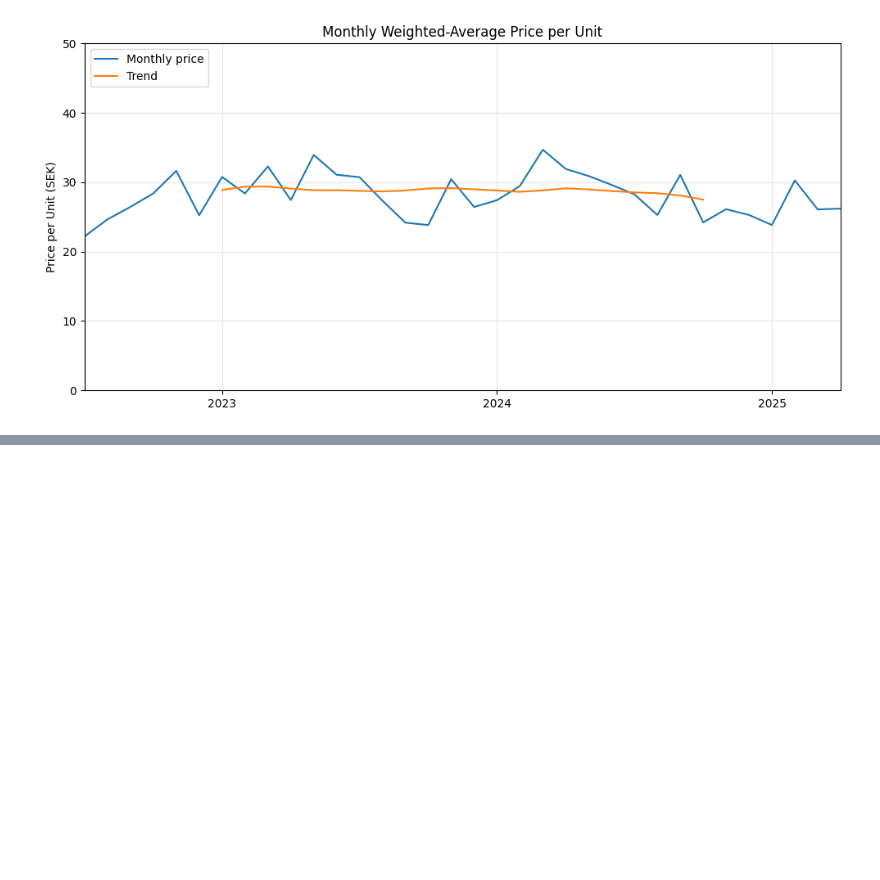
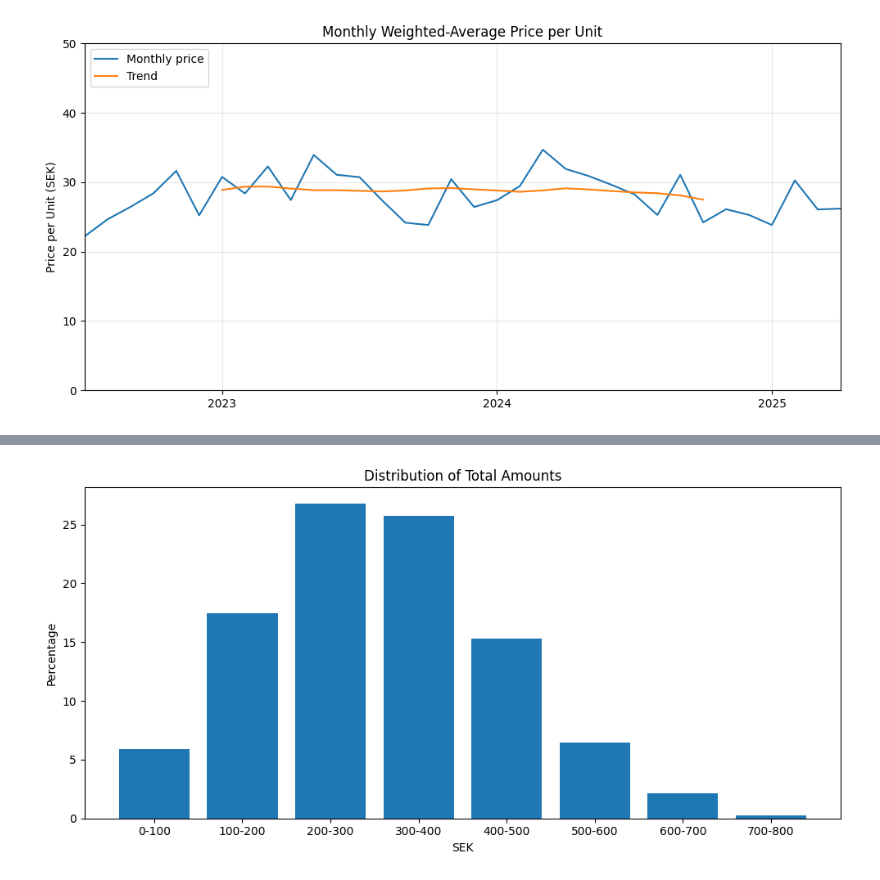
Before and after one commit to Kipav/grocery-eda, a Jupyter notebook: analysis.ipynb, the cells around one changed output, grey strips where cells are left out. Saved outputs shown, nothing was run; the diff lists cells and outputs as text; code cells hidden in the pictures; blank space fills up the shorter version.

```diff
--- a/analysis.ipynb
+++ b/analysis.ipynb
@@ -249,0 +284,19 @@ plt.show()
+# %%
+receipts_df = raw_receipts_df.copy()
+
+receipts_df["amount_bracket"] = pd.cut(receipts_df["total_amount"], range(0, 900, 100), labels=[f"{i}-{i+100}" for i in range(0, 800, 100)])
+
+bracket_counts = receipts_df["amount_bracket"].value_counts().sort_index()
+bracket_pcts = (bracket_counts / bracket_counts.sum()) * 100
+
+fig, ax = plt.subplots(figsize=(10, 5))
+ax.bar(bracket_pcts.index, bracket_pcts.values)
+ax.set_xlabel('SEK')
+ax.set_ylabel('Percentage')
+ax.set_title('Distribution of Total Amounts')
+
+plt.tight_layout()
+plt.savefig('data/output/amount_bracket_distribution.png', dpi=300)
+plt.show()
+# %% [output]
+[figure, added]
```
Also changed, not shown: parts of 3 cells of this notebook, 6 other files.
